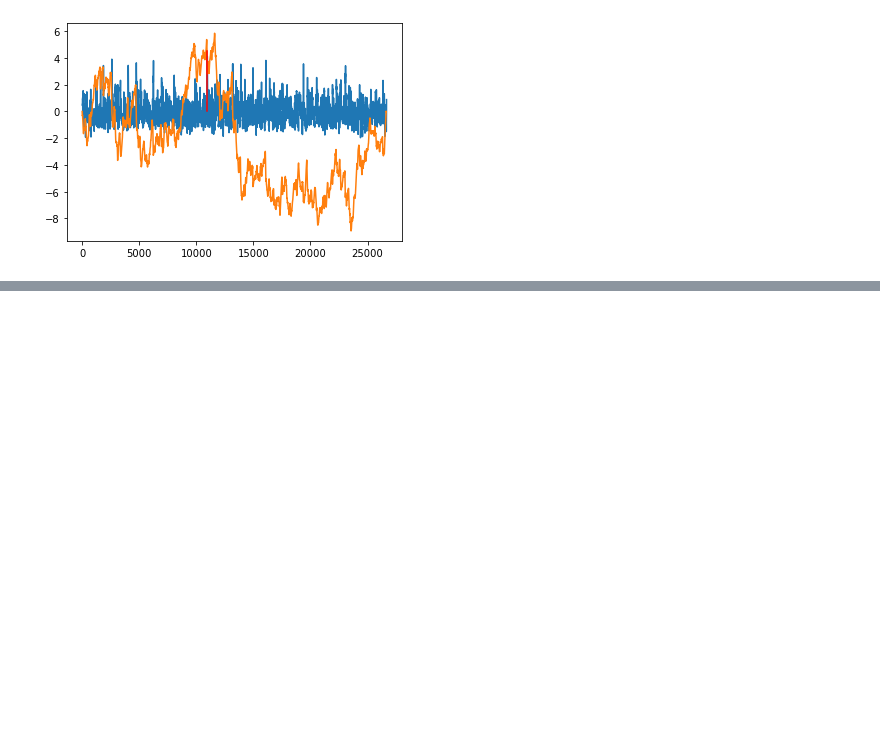
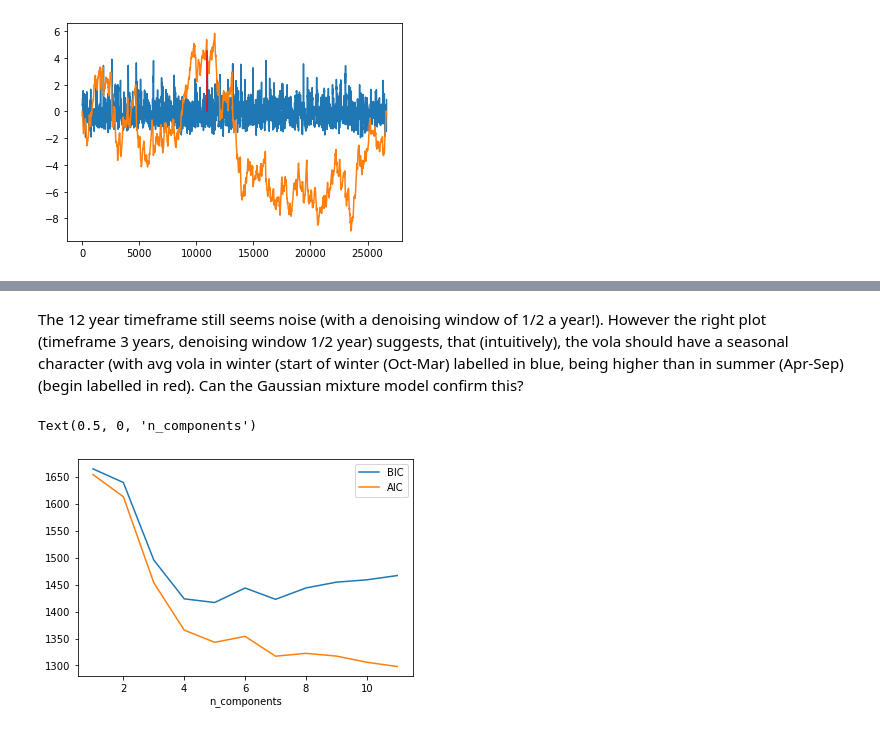
Before and after one commit to l3-w3nning/Delta_Gamma_Hedging, a Jupyter notebook: WeatherScript.ipynb, the cells around one changed output, grey strips where cells are left out. Drawn from its saved outputs; the diff is of its cells as text; code cells hidden in the pictures; blank space fills up the shorter version.

```diff
--- a/WeatherScript.ipynb
+++ b/WeatherScript.ipynb
@@ -320,0 +364,15 @@ plt.xlabel('n_components')
+# %% [markdown]
+The 12 year timeframe still seems noise (with a denoising window of 1/2 a year!). However the right plot (timeframe 3 years, denoising window 1/2 year) suggests, that (intuitively), the vola should have a seasonal character (with avg vola in winter (start of winter (Oct-Mar) labelled in blue, being higher than in summer (Apr-Sep) (begin labelled in red). Can the Gaussian mixture model confirm this?
+# %%
+X = np.array(w1).reshape(-1,1)
+
+n_components = np.arange(1, 12)
+models = [GaussianMixture(n, covariance_type='full', random_state=0).fit(X) for n in n_components]
+
+plt.plot(n_components, [m.bic(X) for m in models], label='BIC')
+plt.plot(n_components, [m.aic(X) for m in models], label='AIC')
+plt.legend(loc='best')
+plt.xlabel('n_components')
+# %% [output]
+Text(0.5, 0, 'n_components')
+[figure, added]
```
Also changed, not shown: parts of 17 cells of this notebook, 1 other file.
